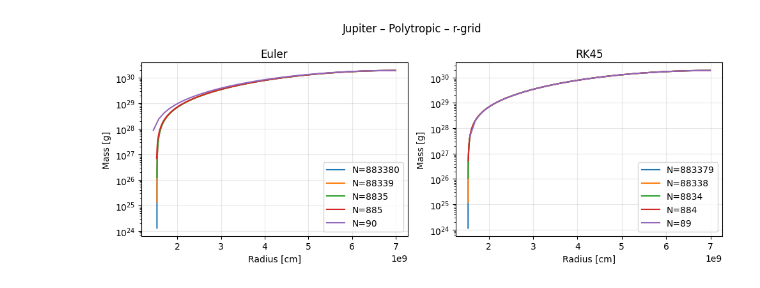
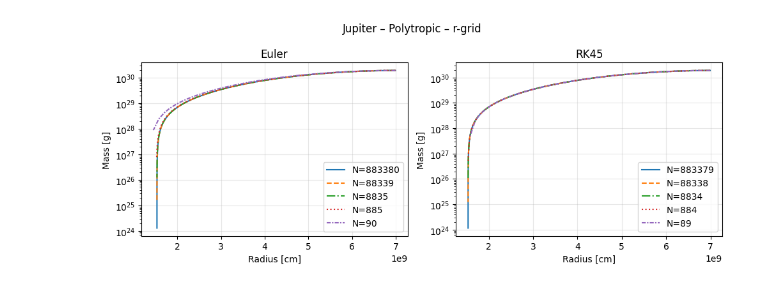
Before and after one commit to Akut-Luna/AST-514-Final-Project, a Jupyter notebook: plot_1.ipynb, the cells around one changed output. Saved outputs shown, nothing was run; the diff lists cells and outputs as text; code cells hidden in the pictures.

```diff
--- a/plot_1.ipynb
+++ b/plot_1.ipynb
@@ -19,40 +19,41 @@ def load_data():
 
 def plot_data(datas_euler, datas_RK45):
     # ------------------- plot ------------------
-    fig, axs = plt.subplots(1, 2, figsize=(10, 4))
-    for data_E, data_R in zip(datas_euler, datas_RK45):
+    linestyles = ['-', '--', '-.', ':', (0, (3, 1, 1, 1)), (0, (5, 5))]
+    _, axs = plt.subplots(1, 2, figsize=(10, 4))
+    for data_E, data_R, linestyle in zip(datas_euler, datas_RK45, linestyles):
         N = len(data_E)
-        axs[0].plot(data_E[:,0], data_E[:,1], label=f'N={N}')
+        axs[0].plot(data_E[:,0], data_E[:,1], label=f'N={N}', linestyle=linestyle)
         axs[0].set_yscale('log')
         axs[0].set_xlabel('Radius [cm]')
         axs[0].set_ylabel('Mass [g]')
         axs[0].set_title('Euler')
         axs[0].grid(True, alpha=0.3)
         axs[0].legend()
 
         N = len(data_R)
-        axs[1].plot(data_R[:,0], data_R[:,1], label=f'N={N}')
+        axs[1].plot(data_R[:,0], data_R[:,1], label=f'N={N}', linestyle=linestyle)
         axs[1].set_yscale('log')
         axs[1].set_xlabel('Radius [cm]')
         axs[1].set_ylabel('Mass [g]')
         axs[1].set_title('RK45')
         axs[1].grid(True, alpha=0.3)
         axs[1].legend()
 
     plt.suptitle('Jupiter \u2013 Polytropic \u2013 r-grid')
     plt.tight_layout()
 
     file_name = 'plot_1_different_N.pdf'
 
     folder_path = os.path.join('plots')
     file_path = os.path.join(folder_path, file_name)
     os.makedirs(folder_path, exist_ok=True)
     plt.savefig(file_path)
 
     plt.show()
     plt.close()
 
 datas_euler, datas_RK45 = load_data()
 plot_data(datas_euler, datas_RK45)
 # %% [output]
-[figure, old version]
+[figure, new version]
```
Also changed, not shown: 2 other files.
